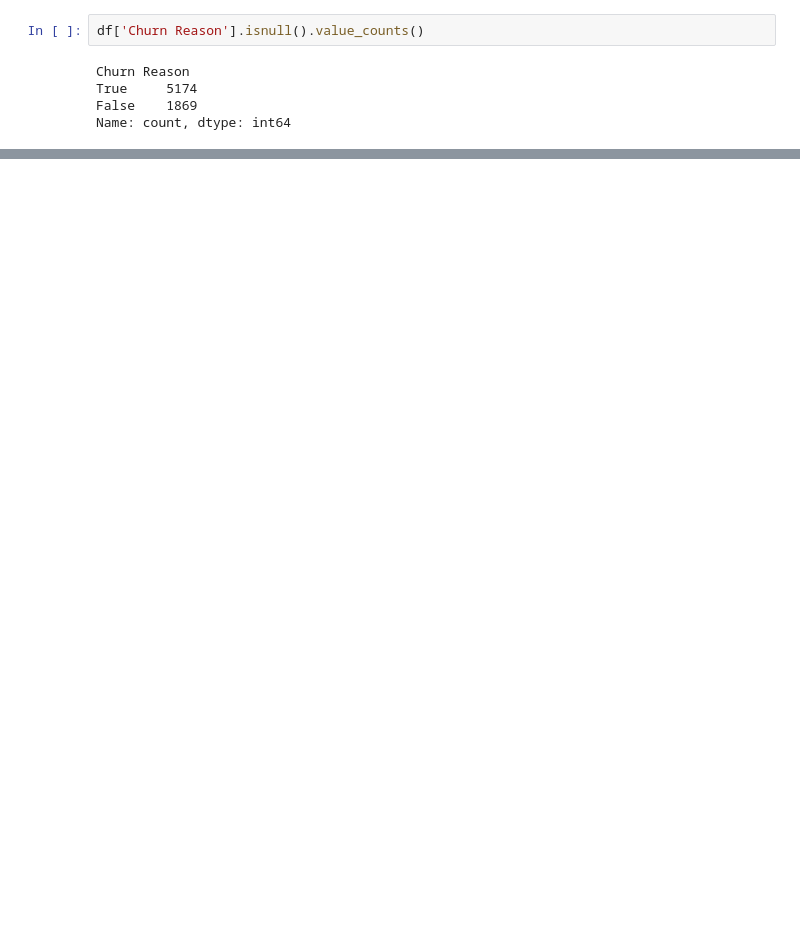
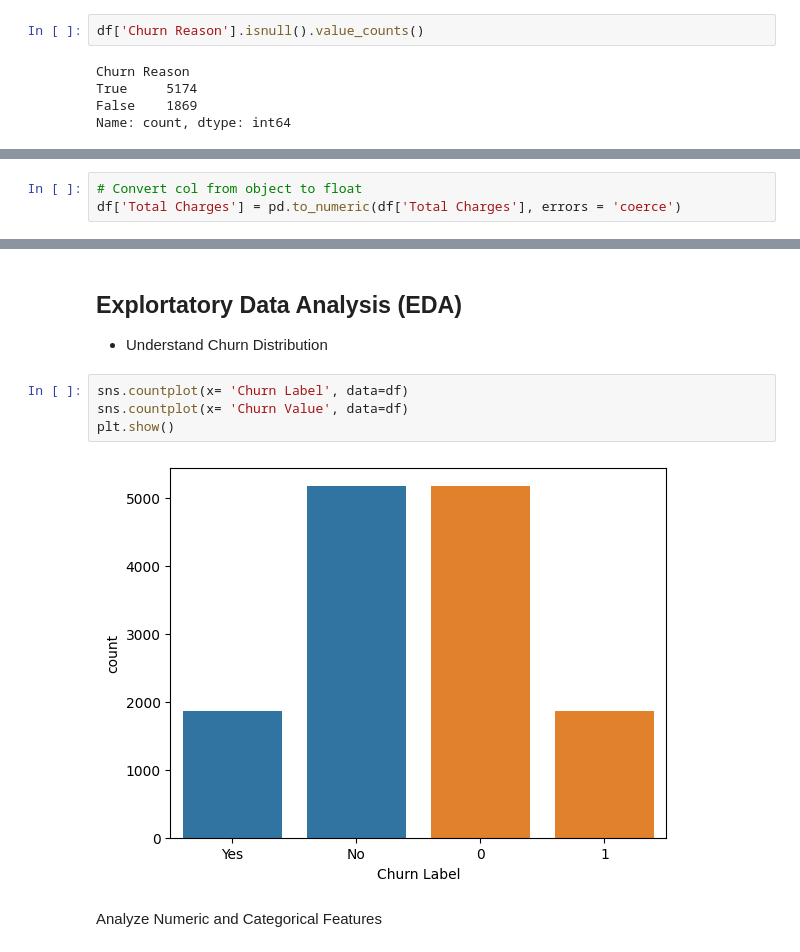
Before and after one commit to CC-Sev/Project_Telco, a Jupyter notebook: main.ipynb, the cells around one changed output, grey strips where cells are left out. Drawn from its saved outputs; the diff is of its cells as text; blank space fills up the shorter version.

```diff
--- a/main.ipynb
+++ b/main.ipynb
@@ -96,0 +151,3 @@ Name: count, dtype: int64
+# %%
+# Convert col from object to float
+df['Total Charges'] = pd.to_numeric(df['Total Charges'], errors = 'coerce')
@@ -96,0 +163,12 @@ Name: count, dtype: int64
+# %% [markdown]
+## Explortatory Data Analysis (EDA)
+
+- Understand Churn Distribution
+# %%
+sns.countplot(x= 'Churn Label', data=df)
+sns.countplot(x= 'Churn Value', data=df)
+plt.show()
+# %% [output]
+[figure, added]
+# %% [markdown]
+Analyze Numeric and Categorical Features
```
Also changed, not shown: parts of 26 cells of this notebook.
